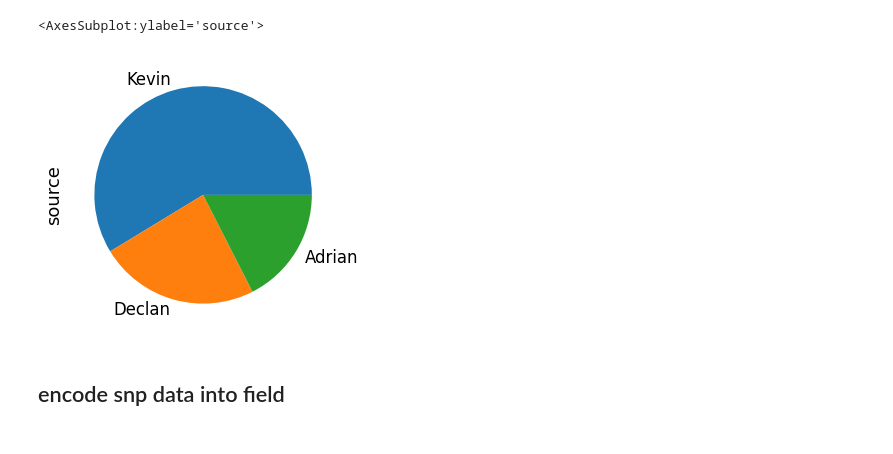
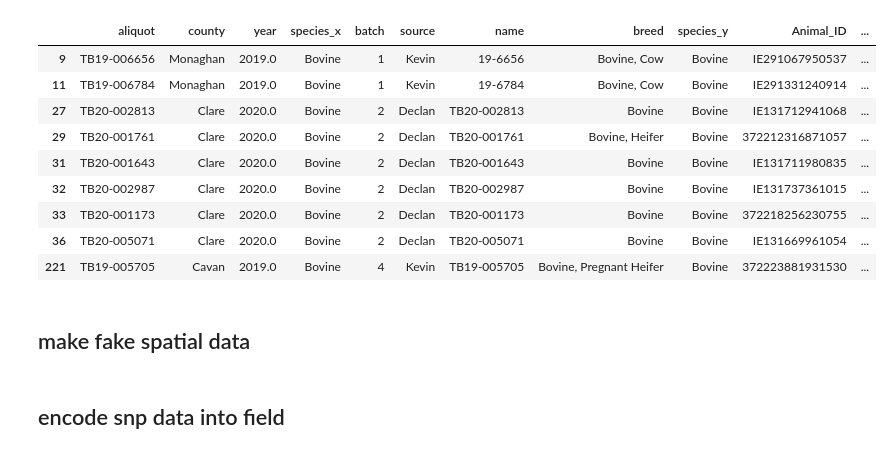
Before and after one commit to dmnfarrell/snipgenie, a Jupyter notebook: notebooks/mapping.ipynb, the cells around one changed output. Saved outputs shown, nothing was run; the diff lists cells and outputs as text; code cells hidden in the pictures.

```diff
--- a/notebooks/mapping.ipynb
+++ b/notebooks/mapping.ipynb
@@ -43,10 +41,21 @@ meta
-# %%
-sns.set_context('talk')
-#meta.county.value_counts()[:8].plot(kind='barh',figsize=(8,5))
-meta.source.value_counts().plot(kind='pie',figsize=(8,5))
-# %% [output]
-<AxesSubplot:ylabel='source'>
-[figure, removed]
+# %%
+cvrl = pd.read_csv('/storage/btbgenie/monaghan/metadata/cvrl_isolates_nov22.csv')
+x=meta.merge(cvrl, on='aliquot',how='inner').dropna()
+#x = gpd.GeoDataFrame(x,geometry=gpd.points_from_xy(cvrl.lon, cvrl.lat)).set_crs('WGS 84')
+x
+# %% [output]
+|  | aliquot | county | year | species_x | batch | source | name | breed | species_y | Animal_ID | ... |
+| 9 | TB19-006656 | Monaghan | 2019.0 | Bovine | 1 | Kevin | 19-6656 | Bovine, Cow | Bovine | IE291067950537 | ... |
+| 11 | TB19-006784 | Monaghan | 2019.0 | Bovine | 1 | Kevin | 19-6784 | Bovine, Cow | Bovine | IE291331240914 | ... |
+| 27 | TB20-002813 | Clare | 2020.0 | Bovine | 2 | Declan | TB20-002813 | Bovine | Bovine | IE131712941068 | ... |
+| 29 | TB20-001761 | Clare | 2020.0 | Bovine | 2 | Declan | TB20-001761 | Bovine, Heifer | Bovine | 372212316871057 | ... |
+| 31 | TB20-001643 | Clare | 2020.0 | Bovine | 2 | Declan | TB20-001643 | Bovine | Bovine | IE131711980835 | ... |
+| 32 | TB20-002987 | Clare | 2020.0 | Bovine | 2 | Declan | TB20-002987 | Bovine | Bovine | IE131737361015 | ... |
+| 33 | TB20-001173 | Clare | 2020.0 | Bovine | 2 | Declan | TB20-001173 | Bovine | Bovine | 372218256230755 | ... |
+| 36 | TB20-005071 | Clare | 2020.0 | Bovine | 2 | Declan | TB20-005071 | Bovine | Bovine | IE131669961054 | ... |
+| 221 | TB19-005705 | Cavan | 2019.0 | Bovine | 4 | Kevin | TB19-005705 | Bovine, Pregnant Heifer | Bovine | 372223881931530 | ... |
+# %% [markdown]
+## make fake spatial data
 # %%
 def make_points(x):
     """Make points"""
```
Also changed, not shown: parts of 3 cells of this notebook, 18 other files.
